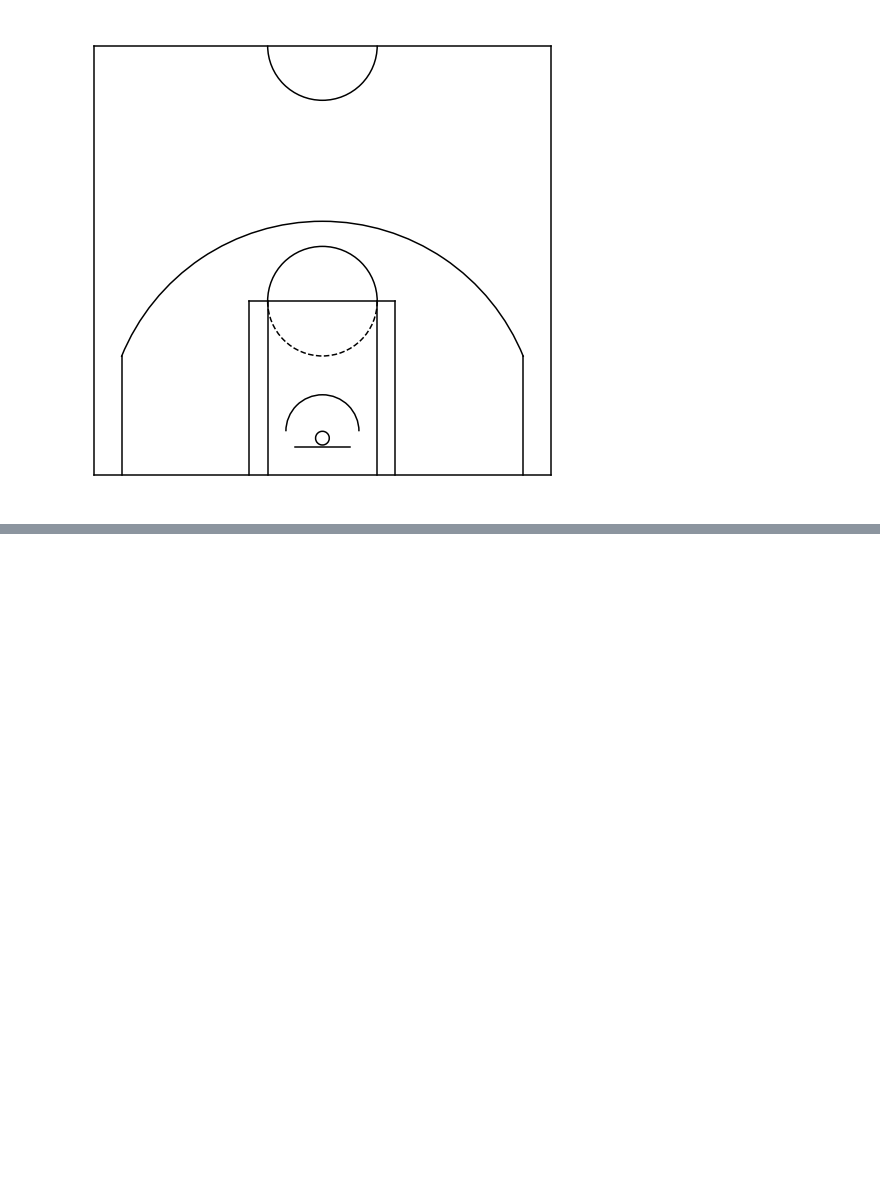
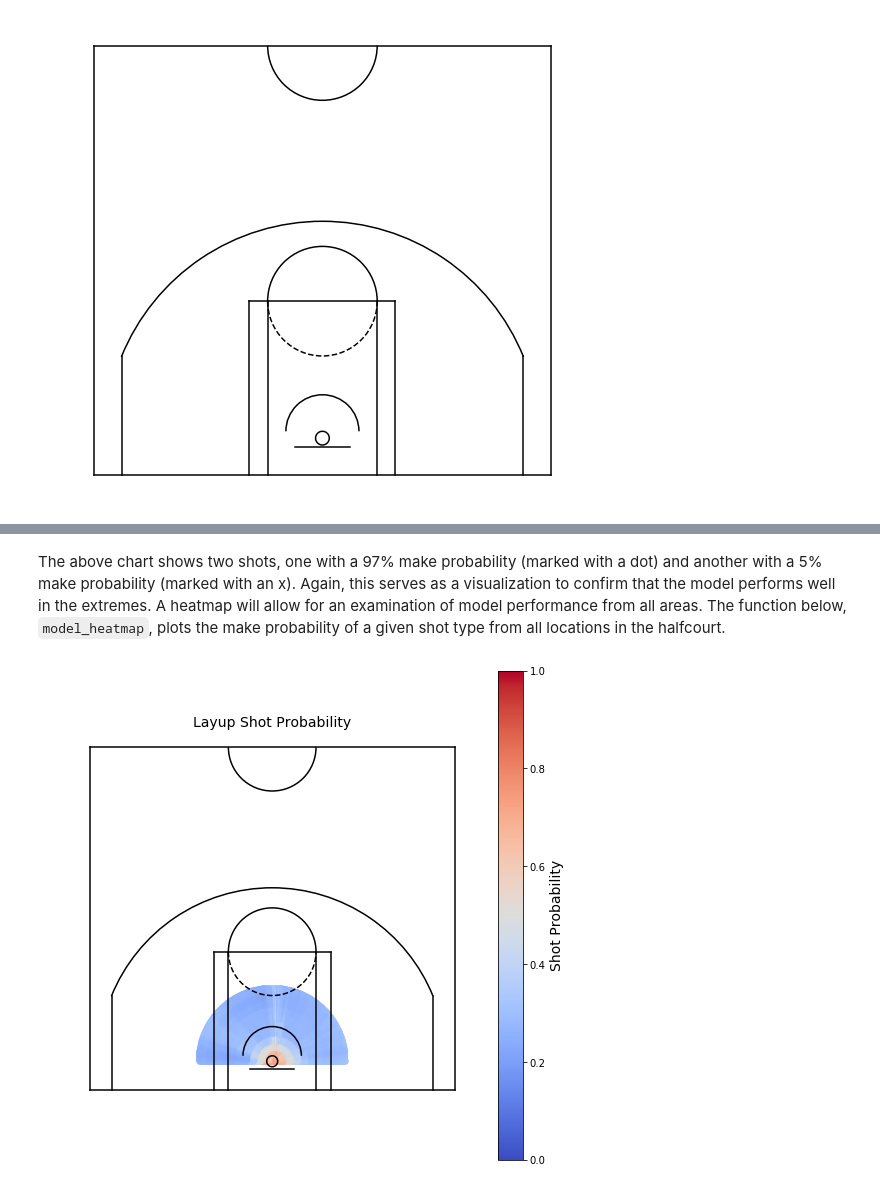
Before and after one commit to basketballrelativity/shot_probability, a Jupyter notebook: shot_probability.ipynb, the cells around one changed output, grey strips where cells are left out. Saved outputs shown, nothing was run; the diff lists cells and outputs as text; code cells hidden in the pictures; blank space fills up the shorter version.

Commit message:
Finished first draft of notebook and uploading results images

```diff
--- a/shot_probability.ipynb
+++ b/shot_probability.ipynb
@@ -538 +534,3 @@ plot_shot(all_shots_df.loc[[178745, 34419]])
 [figure]
+# %% [markdown]
+The above chart shows two shots, one with a 97% make probability (marked with a dot) and another with a 5% make probability (marked with an x). Again, this serves as a visualization to confirm that the model performs well in the extremes. A heatmap will allow for an examination of model performance from all areas. The function below, `model_heatmap`, plots the make probability of a given shot type from all locations in the halfcourt.
@@ -538,0 +591,4 @@ plot_shot(all_shots_df.loc[[178745, 34419]])
+# %%
+model_heatmap('LAYUP', rf_best)
+# %% [output]
+[figure, added]
```
Also changed, not shown: parts of 15 cells of this notebook, 4 other files.
